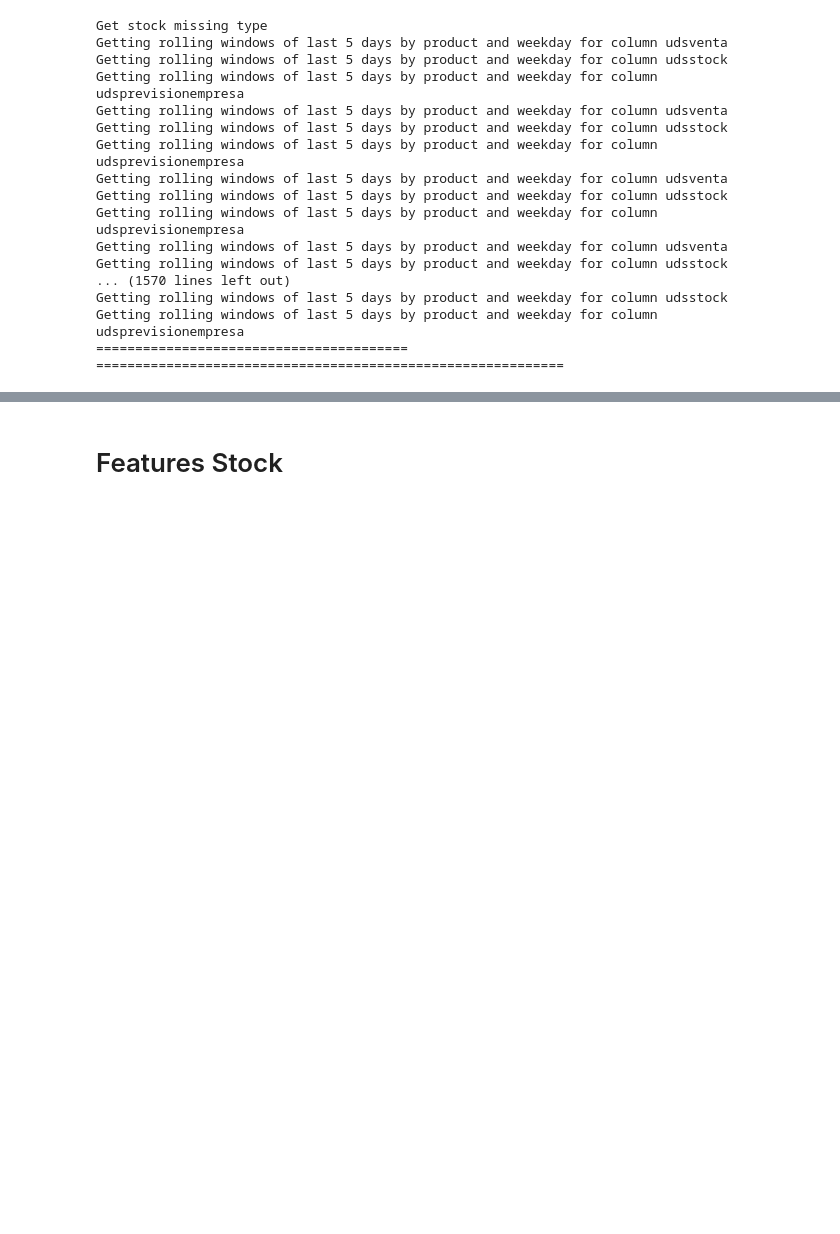
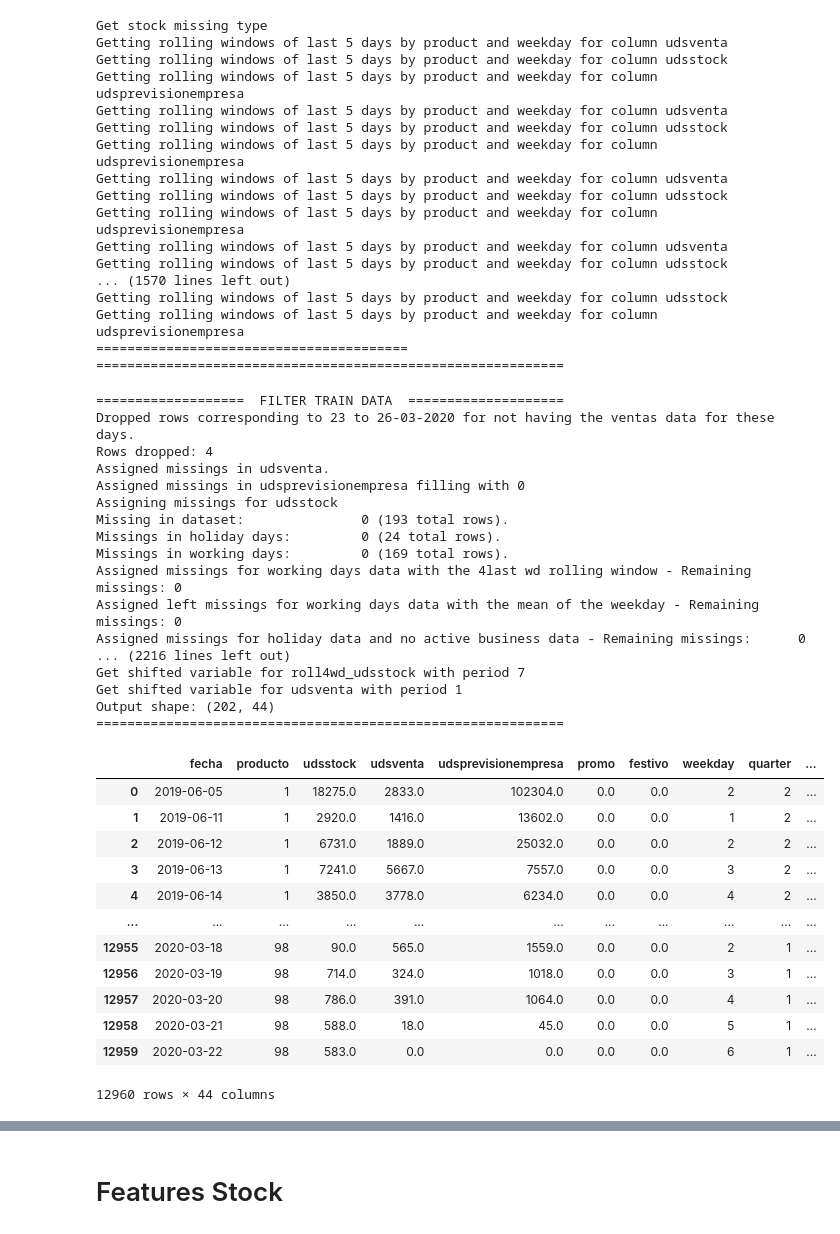
Before and after one commit to PLombao/TFM_StockForecast, a Jupyter notebook: notebooks/EDA_Features_Stock.ipynb, the cells around one changed output, grey strips where cells are left out. Saved outputs shown, nothing was run; the diff lists cells and outputs as text; code cells hidden in the pictures; blank space fills up the shorter version.

```diff
--- a/notebooks/EDA_Features_Stock.ipynb
+++ b/notebooks/EDA_Features_Stock.ipynb
@@ -84,3 +84,56 @@ Getting rolling windows of last 5 days by product and weekday for column udsstoc
 Getting rolling windows of last 5 days by product and weekday for column udsprevisionempresa
 ========================================
 ============================================================
+# %%
+from src.feature_selection import compute_feature_selection
+
+
+full_data = pd.DataFrame({})
+for prod in main_df.producto.unique():
+    data = main_df.loc[main_df.stockMissingType == 0].reset_index(drop=True)
+    data = data.loc[data.producto == prod]
+    data = prepare_train_data(data)
+    full_data = pd.concat([full_data, data]).reset_index(drop=True)
+
+features = ['udsprevisionempresa','promo', 'festivo',  'quarter', 'month', 'weekofyear',
+           'working_day', 'sin_weekday', 'cos_weekday', 'is_august', 'spring',
+           'summer', 'autumn', 'winter','roll4wd_udsprevisionempresa',
+           'udsprevisionempresa_shifted-1', 'udsprevisionempresa_shifted-2',
+           'udsprevisionempresa_shifted-3', 'udsprevisionempresa_shifted-4',
+           'udsprevisionempresa_shifted-5', 'udsprevisionempresa_shifted-6',
+           'udsprevisionempresa_shifted-7','udsstock_shifted1', 'udsstock_shifted7',
+            'roll4wd_udsstock_shifted1','roll4wd_udsstock_shifted7', 'roll4_udstock_shifted1',
+           'udsventa_shifted1']
+estimator = RandomForestRegressor(n_estimators=200)
+full_data
+# %% [output]
+===================  FILTER TRAIN DATA  ====================
+Dropped rows corresponding to 23 to 26-03-2020 for not having the ventas data for these days.
+Rows dropped: 4
+Assigned missings in udsventa.
+Assigned missings in udsprevisionempresa filling with 0
+Assigning missings for udsstock
+Missing in dataset:               0 (193 total rows).
+Missings in holiday days:         0 (24 total rows).
+Missings in working days:         0 (169 total rows).
+Assigned missings for working days data with the 4last wd rolling window - Remaining missings: 0
+Assigned left missings for working days data with the mean of the weekday - Remaining missings: 0
+Assigned missings for holiday data and no active business data - Remaining missings:      0
+... (2216 lines left out)
+Get shifted variable for roll4wd_udsstock with period 7
+Get shifted variable for udsventa with period 1
+Output shape: (202, 44)
+============================================================
+|  | fecha | producto | udsstock | udsventa | udsprevisionempresa | promo | festivo | weekday | quarter | ... |
+| 0 | 2019-06-05 | 1 | 18275.0 | 2833.0 | 102304.0 | 0.0 | 0.0 | 2 | 2 | ... |
+| 1 | 2019-06-11 | 1 | 2920.0 | 1416.0 | 13602.0 | 0.0 | 0.0 | 1 | 2 | ... |
+| 2 | 2019-06-12 | 1 | 6731.0 | 1889.0 | 25032.0 | 0.0 | 0.0 | 2 | 2 | ... |
+| 3 | 2019-06-13 | 1 | 7241.0 | 5667.0 | 7557.0 | 0.0 | 0.0 | 3 | 2 | ... |
+| 4 | 2019-06-14 | 1 | 3850.0 | 3778.0 | 6234.0 | 0.0 | 0.0 | 4 | 2 | ... |
+| ... | ... | ... | ... | ... | ... | ... | ... | ... | ... | ... |
+| 12955 | 2020-03-18 | 98 | 90.0 | 565.0 | 1559.0 | 0.0 | 0.0 | 2 | 1 | ... |
+| 12956 | 2020-03-19 | 98 | 714.0 | 324.0 | 1018.0 | 0.0 | 0.0 | 3 | 1 | ... |
+| 12957 | 2020-03-20 | 98 | 786.0 | 391.0 | 1064.0 | 0.0 | 0.0 | 4 | 1 | ... |
+| 12958 | 2020-03-21 | 98 | 588.0 | 18.0 | 45.0 | 0.0 | 0.0 | 5 | 1 | ... |
+| 12959 | 2020-03-22 | 98 | 583.0 | 0.0 | 0.0 | 0.0 | 0.0 | 6 | 1 | ... |
+12960 rows × 44 columns
```
Also changed, not shown: parts of 5 cells of this notebook, 3 other files.
